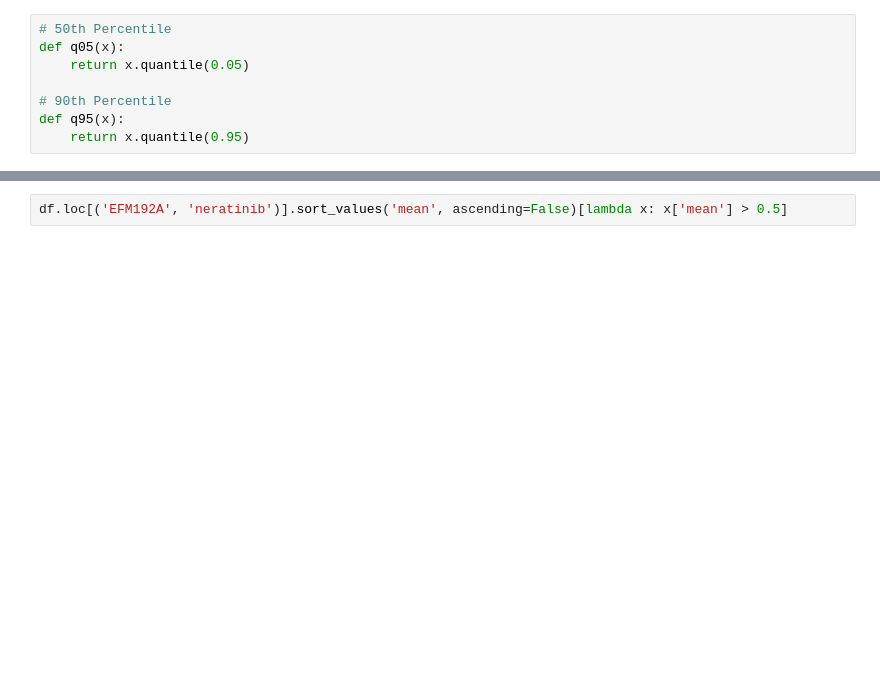
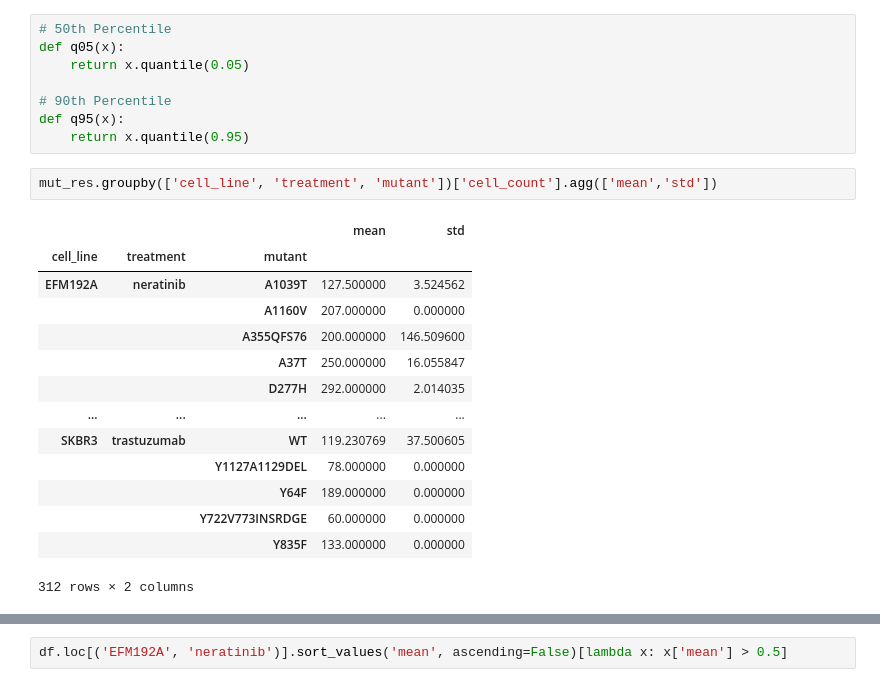
Before and after one commit to nathanieljevans/live_cell_reporter_imaging, a Jupyter notebook: sensitivity_analysis.ipynb, the cells around one changed output, grey strips where cells are left out. Saved outputs shown, nothing was run; the diff lists cells and outputs as text; blank space fills up the shorter version.

```diff
--- a/sensitivity_analysis.ipynb
+++ b/sensitivity_analysis.ipynb
@@ -144,3 +212,20 @@ def q05(x):
 # 90th Percentile
 def q95(x):
     return x.quantile(0.95)
+# %%
+mut_res.groupby(['cell_line', 'treatment', 'mutant'])['cell_count'].agg(['mean','std'])
+# %% [output]
+|  |  |  | mean | std |
+| cell_line | treatment | mutant |  |  |
+| EFM192A | neratinib | A1039T | 127.500000 | 3.524562 |
+|  |  | A1160V | 207.000000 | 0.000000 |
+|  |  | A355QFS76 | 200.000000 | 146.509600 |
+|  |  | A37T | 250.000000 | 16.055847 |
+|  |  | D277H | 292.000000 | 2.014035 |
+| ... | ... | ... | ... | ... |
+| SKBR3 | trastuzumab | WT | 119.230769 | 37.500605 |
+|  |  | Y1127A1129DEL | 78.000000 | 0.000000 |
+|  |  | Y64F | 189.000000 | 0.000000 |
+|  |  | Y722V773INSRDGE | 60.000000 | 0.000000 |
+|  |  | Y835F | 133.000000 | 0.000000 |
+312 rows × 2 columns
```
Also changed, not shown: parts of 13 cells of this notebook, 3 other files.
